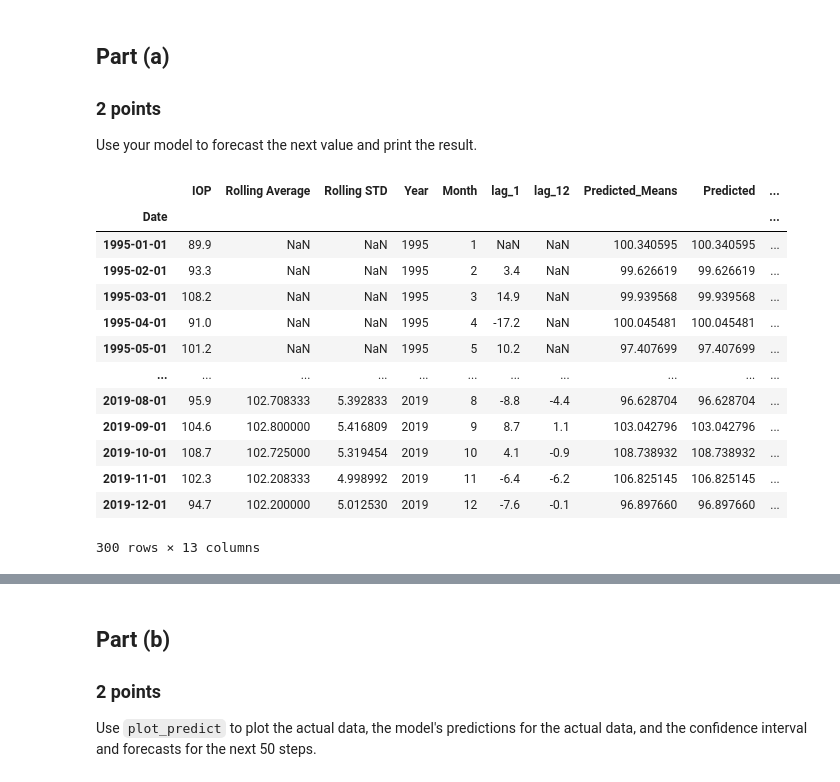
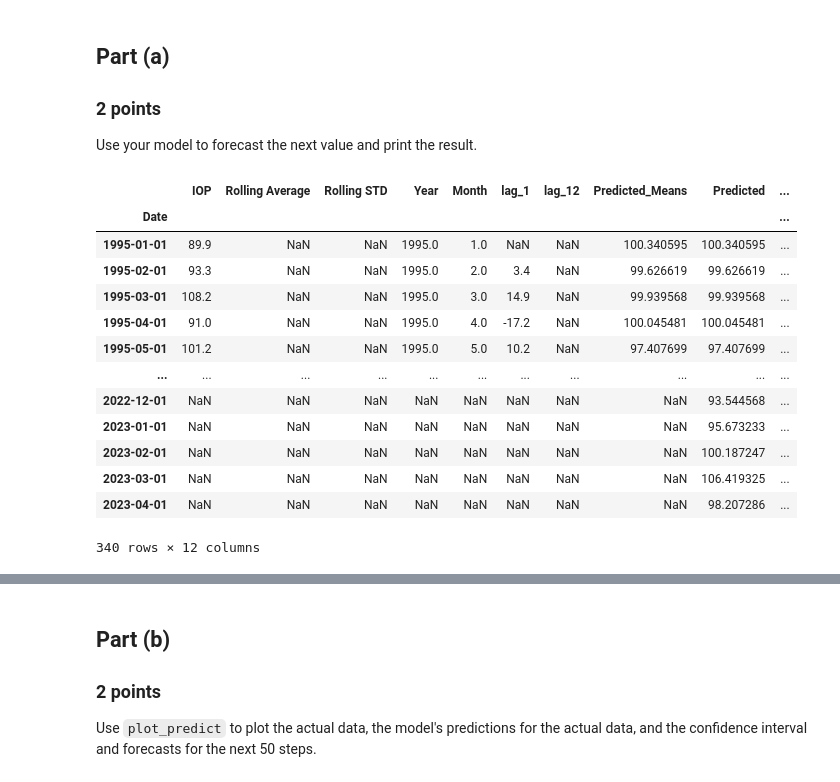
Before and after one commit to DuncanFerguson/GITHUB_REPOSITORY, a Jupyter notebook: DU_MSDS/Data Science Tools 1/Assignment_5/Duncan_Ferguson_Assignment_5.ipynb, the cells around one changed output, grey strips where cells are left out. Saved outputs shown, nothing was run; the diff lists cells and outputs as text; code cells hidden in the pictures.

```diff
--- a/DU_MSDS/Data Science Tools 1/Assignment_5/Duncan_Ferguson_Assignment_5.ipynb
+++ b/DU_MSDS/Data Science Tools 1/Assignment_5/Duncan_Ferguson_Assignment_5.ipynb
@@ -491,23 +491,25 @@ Use your model to forecast the next value and print the result.
 # %%
 md1 =pd.DataFrame(model.forecast(steps=40))
 md2 =pd.DataFrame(model2.forecast(steps=40))
 md2.index.names= ['Date']
 md1.index.names= ['Date']
 md3 = md1.merge(md2, on='Date', how='left').copy()
-md3.rename(columns={'predicted_mean_x':'Predicted1', 'predicted_mean_y':'Predict2'}, inplace=True)
-ProductionVolume.join(md3)
+md3.rename(columns={'predicted_mean_x':'Predicted', 'predicted_mean_y':'Predicted2'}, inplace=True)
+predict_it = pd.concat([ProductionVolume, md3]).copy()
+predict_it['Predicted2 Rolling Average'] = predict_it['Predicted2'].rolling(window=12).mean()
+predict_it
 # %% [output]
 |  | IOP | Rolling Average | Rolling STD | Year | Month | lag_1 | lag_12 | Predicted_Means | Predicted | ... |
 | Date |  |  |  |  |  |  |  |  |  | ... |
-| 1995-01-01 | 89.9 | NaN | NaN | 1995 | 1 | NaN | NaN | 100.340595 | 100.340595 | ... |
-| 1995-02-01 | 93.3 | NaN | NaN | 1995 | 2 | 3.4 | NaN | 99.626619 | 99.626619 | ... |
-| 1995-03-01 | 108.2 | NaN | NaN | 1995 | 3 | 14.9 | NaN | 99.939568 | 99.939568 | ... |
-| 1995-04-01 | 91.0 | NaN | NaN | 1995 | 4 | -17.2 | NaN | 100.045481 | 100.045481 | ... |
-| 1995-05-01 | 101.2 | NaN | NaN | 1995 | 5 | 10.2 | NaN | 97.407699 | 97.407699 | ... |
+| 1995-01-01 | 89.9 | NaN | NaN | 1995.0 | 1.0 | NaN | NaN | 100.340595 | 100.340595 | ... |
+| 1995-02-01 | 93.3 | NaN | NaN | 1995.0 | 2.0 | 3.4 | NaN | 99.626619 | 99.626619 | ... |
+| 1995-03-01 | 108.2 | NaN | NaN | 1995.0 | 3.0 | 14.9 | NaN | 99.939568 | 99.939568 | ... |
+| 1995-04-01 | 91.0 | NaN | NaN | 1995.0 | 4.0 | -17.2 | NaN | 100.045481 | 100.045481 | ... |
+| 1995-05-01 | 101.2 | NaN | NaN | 1995.0 | 5.0 | 10.2 | NaN | 97.407699 | 97.407699 | ... |
 | ... | ... | ... | ... | ... | ... | ... | ... | ... | ... | ... |
-| 2019-08-01 | 95.9 | 102.708333 | 5.392833 | 2019 | 8 | -8.8 | -4.4 | 96.628704 | 96.628704 | ... |
-| 2019-09-01 | 104.6 | 102.800000 | 5.416809 | 2019 | 9 | 8.7 | 1.1 | 103.042796 | 103.042796 | ... |
-| 2019-10-01 | 108.7 | 102.725000 | 5.319454 | 2019 | 10 | 4.1 | -0.9 | 108.738932 | 108.738932 | ... |
-| 2019-11-01 | 102.3 | 102.208333 | 4.998992 | 2019 | 11 | -6.4 | -6.2 | 106.825145 | 106.825145 | ... |
-| 2019-12-01 | 94.7 | 102.200000 | 5.012530 | 2019 | 12 | -7.6 | -0.1 | 96.897660 | 96.897660 | ... |
+| 2022-12-01 | NaN | NaN | NaN | NaN | NaN | NaN | NaN | NaN | 93.544568 | ... |
+| 2023-01-01 | NaN | NaN | NaN | NaN | NaN | NaN | NaN | NaN | 95.673233 | ... |
+| 2023-02-01 | NaN | NaN | NaN | NaN | NaN | NaN | NaN | NaN | 100.187247 | ... |
+| 2023-03-01 | NaN | NaN | NaN | NaN | NaN | NaN | NaN | NaN | 106.419325 | ... |
+| 2023-04-01 | NaN | NaN | NaN | NaN | NaN | NaN | NaN | NaN | 98.207286 | ... |
-300 rows × 13 columns
+340 rows × 12 columns
```
Also changed, not shown: parts of 3 cells of this notebook.
